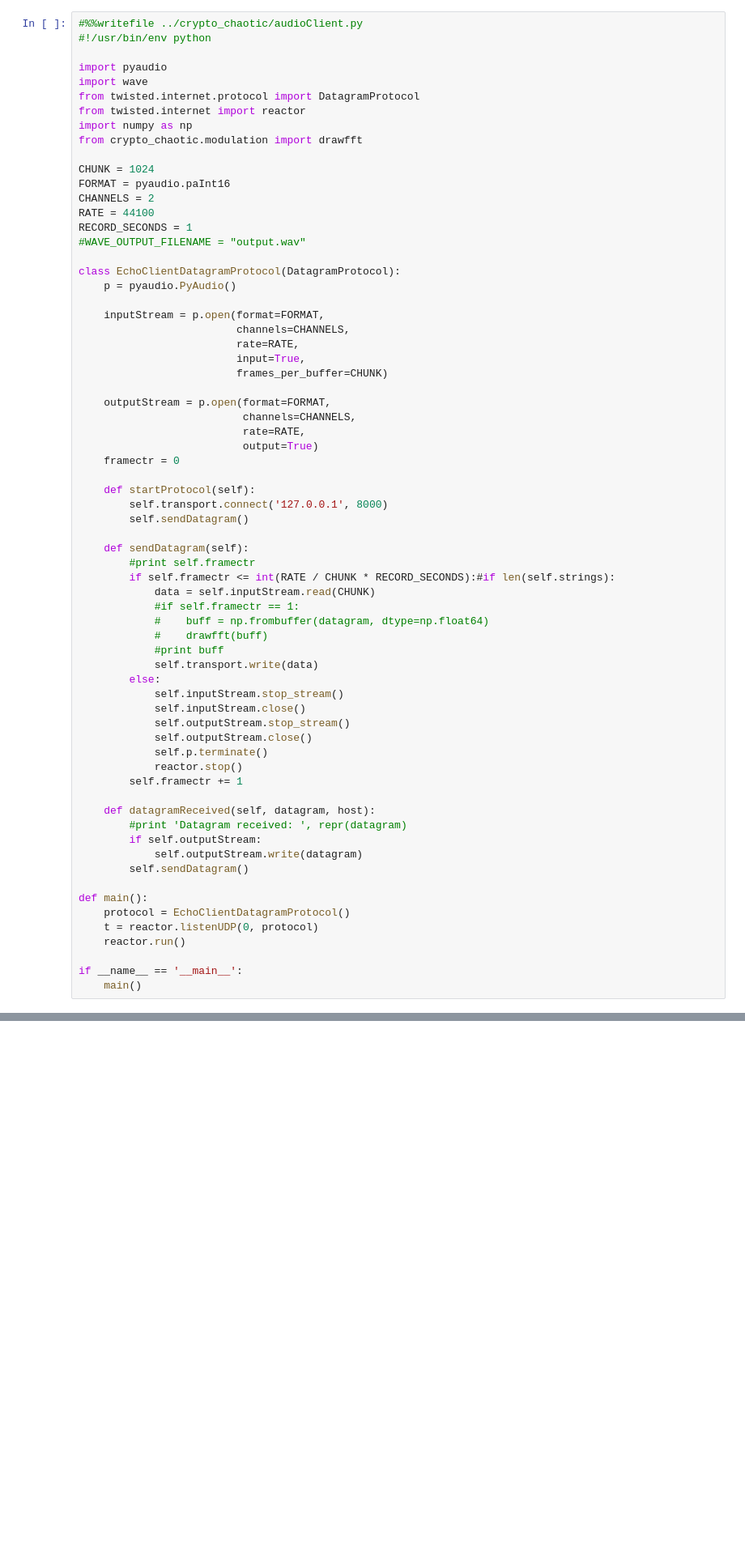
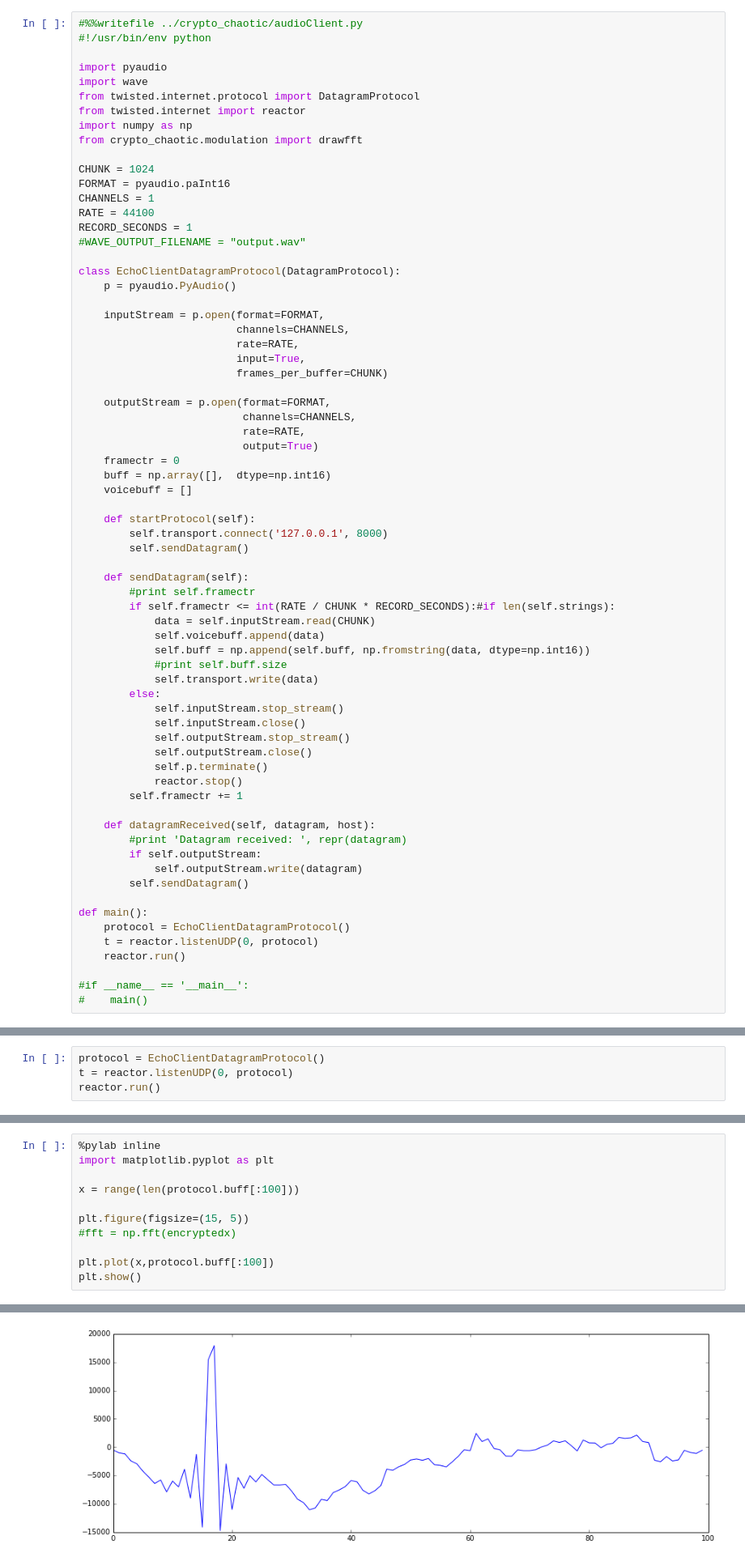
Before and after one commit to abhisheietk/crypto-chaotic, a Jupyter notebook: doc/client.ipynb, the cells around one changed output, grey strips where cells are left out. Shown: that part at 81% size. Drawn from its saved outputs; the diff is of its cells as text; blank space fills up the shorter version.

```diff
--- a/doc/client.ipynb
+++ b/doc/client.ipynb
@@ -11,7 +11,7 @@ from crypto_chaotic.modulation import drawfft
 
 CHUNK = 1024
 FORMAT = pyaudio.paInt16
-CHANNELS = 2
+CHANNELS = 1
 RATE = 44100
 RECORD_SECONDS = 1
 #WAVE_OUTPUT_FILENAME = "output.wav"
@@ -30,6 +30,8 @@ class EchoClientDatagramProtocol(DatagramProtocol):
                           rate=RATE,
                           output=True)
     framectr = 0
+    buff = np.array([],  dtype=np.int16)
+    voicebuff = []
 
     def startProtocol(self):
         self.transport.connect('127.0.0.1', 8000)
@@ -39,10 +41,9 @@ class EchoClientDatagramProtocol(DatagramProtocol):
         #print self.framectr
         if self.framectr <= int(RATE / CHUNK * RECORD_SECONDS):#if len(self.strings):
             data = self.inputStream.read(CHUNK)
-            #if self.framectr == 1:
-            #    buff = np.frombuffer(datagram, dtype=np.float64)
-            #    drawfft(buff)
-            #print buff
+            self.voicebuff.append(data)
+            self.buff = np.append(self.buff, np.fromstring(data, dtype=np.int16))
+            #print self.buff.size
             self.transport.write(data)
         else:
             self.inputStream.stop_stream()
@@ -64,5 +65,5 @@ def main():
     t = reactor.listenUDP(0, protocol)
     reactor.run()
 
-if __name__ == '__main__':
-    main()
+#if __name__ == '__main__':
+#    main()
@@ -74,0 +70,4 @@ import pyaudio
+# %%
+protocol = EchoClientDatagramProtocol()
+t = reactor.listenUDP(0, protocol)
+reactor.run()
@@ -74,0 +78,12 @@ import pyaudio
+# %%
+%pylab inline
+import matplotlib.pyplot as plt
+
+x = range(len(protocol.buff[:100]))
+
+plt.figure(figsize=(15, 5))
+#fft = np.fft(encryptedx)
+
+plt.plot(x,protocol.buff[:100])
+plt.show()
+# %% [output]
@@ -74,0 +91 @@ import pyaudio
+[figure, added]
```
Also changed, not shown: parts of 10 cells of this notebook, 6 other files.
